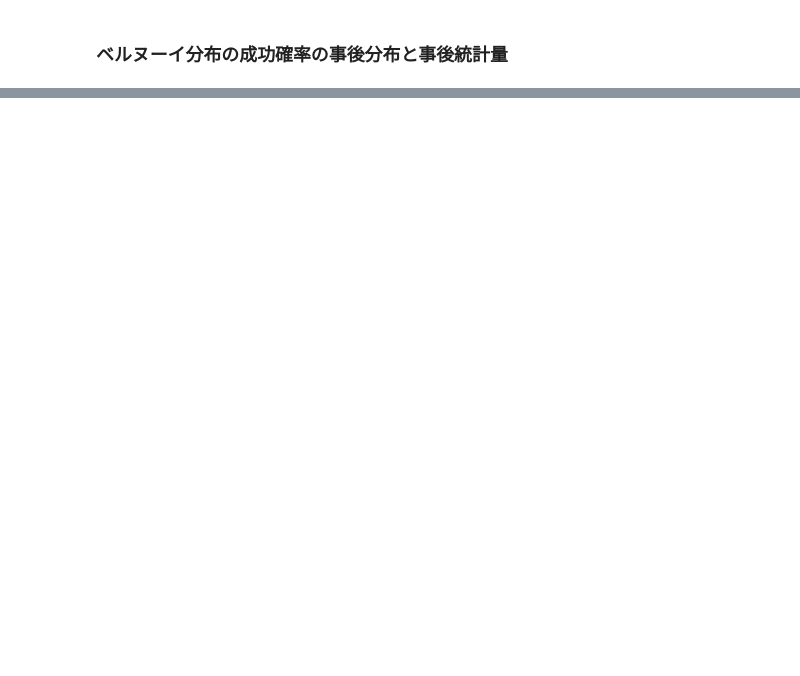
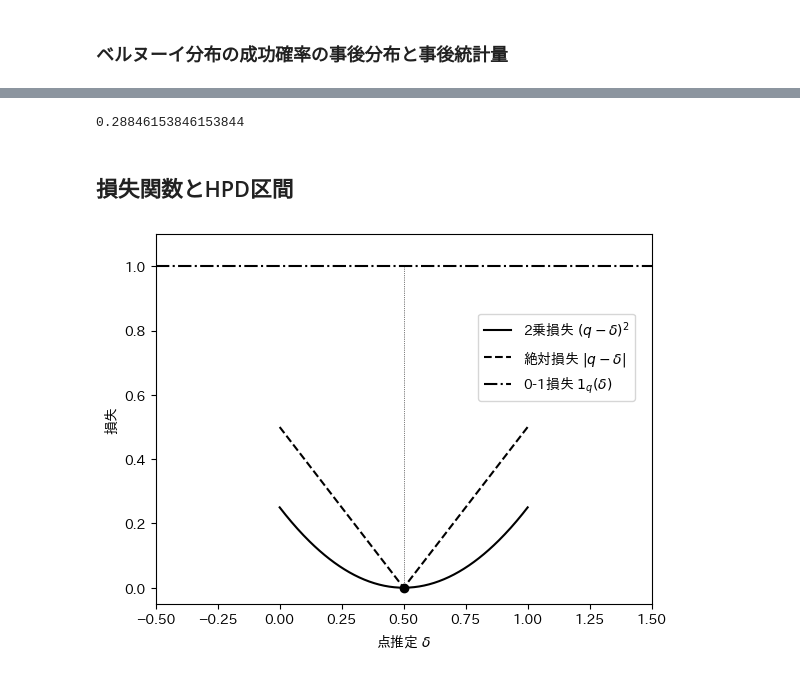
Before and after one commit to inoueshinichi/Learn_Bayesian, a Jupyter notebook: bernoulli_bayes_update.ipynb, the cells around one changed output, grey strips where cells are left out. Cells and saved outputs as stored; diff of their text form; code cells hidden in the pictures; blank space fills up the shorter version.

```diff
--- a/bernoulli_bayes_update.ipynb
+++ b/bernoulli_bayes_update.ipynb
@@ -80,0 +326,24 @@ def bernoulli_stats(data: np.ndarray,
+# %%
+# x_tilde=1となる予測分布(ベータ分布)
+a / (a + b) # 成功確率
+# %% [output]
+0.28846153846153844
+# %% [markdown]
+## 損失関数とHPD区間
+# %%
+q = np.linspace(0, 1, 250)
+fig1 = plt.figure(num=1, facecolor='w')
+plt.plot(q, (q - 0.5) ** 2, 'k-', label='2乗損失 $(q-\\delta)^2$')
+plt.plot(q, np.abs(q - 0.5), 'k--', label='絶対損失 $|q-\\delta|$')
+plt.axhline(y=1, color='k', linestyle='-.', label='0-1損失 $1_{q}(\\delta)$')
+plt.plot([0.5, 0.5], [0, 1], 'k:', linewidth=0.5)
+plt.plot(0.5, 0, marker='o', mec='k', mfc='k')
+plt.xlim(-.5, 1.5)
+plt.ylim(-0.05, 1.1)
+plt.xlabel('点推定 $\\delta$')
+plt.ylabel('損失')
+plt.legend(loc=(0.65, 0.55))
+# plt.savefig('pybayes_fig_loss_function.png', dpi=300)
+plt.show()
+# %% [output]
+[figure, added]
```
Also changed, not shown: parts of 37 cells of this notebook.
